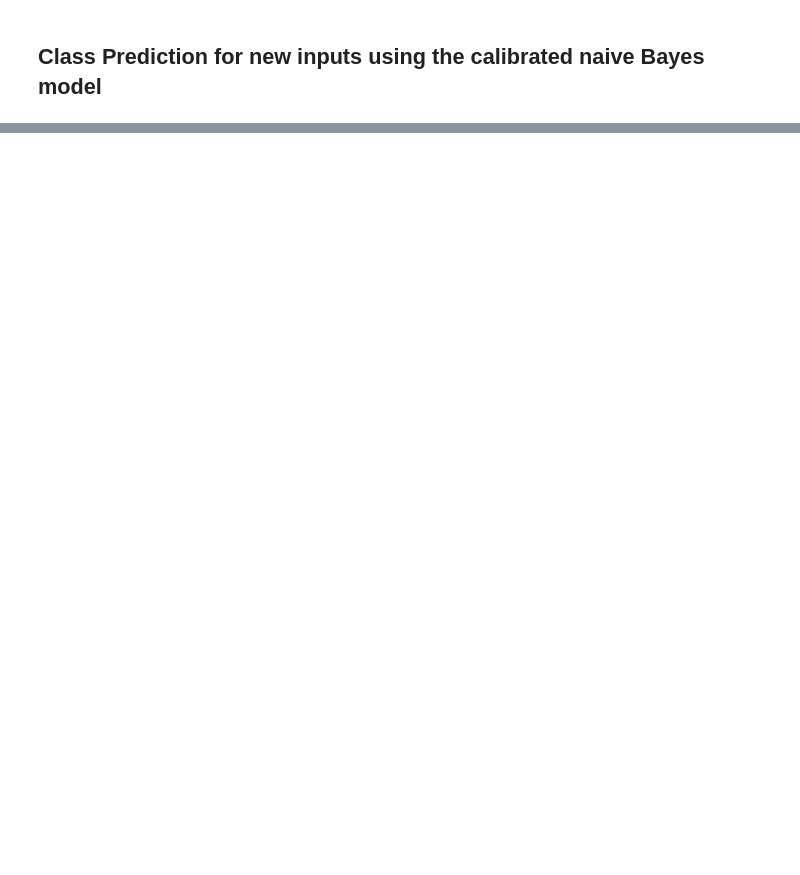
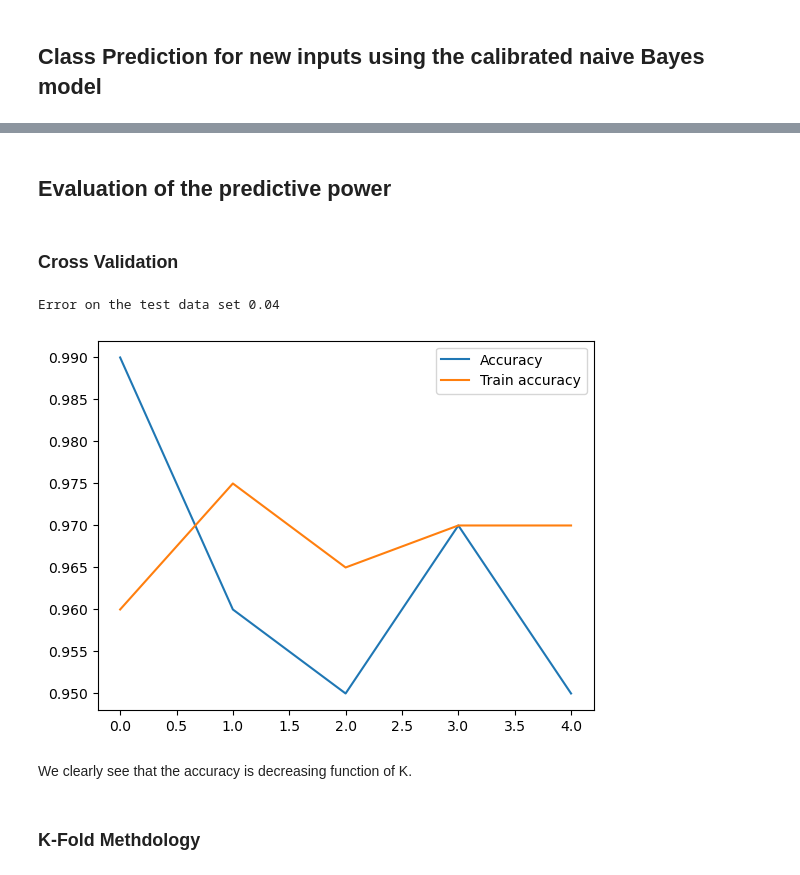
Before and after one commit to Guillaume-melis/Machine_Learning_S1, a Jupyter notebook: TP1/TP1.ipynb, the cells around one changed output, grey strips where cells are left out. Cells and saved outputs as stored; diff of their text form; code cells hidden in the pictures; blank space fills up the shorter version.

```diff
--- a/TP1/TP1.ipynb
+++ b/TP1/TP1.ipynb
@@ -246,0 +356,42 @@ F1-Score for the Naive Bayes : 0.9571788413098236
+# %% [markdown]
+## Evaluation of the predictive power
+# %% [markdown]
+### Cross Validation
+# %%
+#initial data set: X (inputs), y (output).
+from sklearn.model_selection import train_test_split
+from sklearn.naive_bayes import GaussianNB
+
+X_train, X_test, y_train, y_test= train_test_split(X, Y, test_size=1/3, random_state=0)
+gnb= GaussianNB()
+gnbfit=gnb.fit(X_train, y_train);
+y_pred= gnbfit.predict(X_test)
+E_test=(y_test != y_pred).sum()/len(y_test)
+print("Error on the test data set",E_test)
+# %% [output]
+Error on the test data set 0.04
+# %%
+accuracy = []
+accuracy_train = []
+error = []
+for i in range(5):
+    X_train, X_test, y_train, y_test= train_test_split(X, Y, test_size=1/3, stratify=Y, random_state=i)
+    gnb= GaussianNB()
+    gnbfit=gnb.fit(X_train, y_train)
+    y_pred= gnbfit.predict(X_test)
+    E_test=(y_test != y_pred).sum()/len(y_test)
+    error += [E_test]
+    accuracy += [accuracy_score(y_test,y_pred)]
+    accuracy_train += [accuracy_score(y_train,gnbfit.predict(X_train))]
+
+
+plt.plot(accuracy, label="Accuracy")
+plt.plot(accuracy_train, label='Train accuracy')
+plt.legend()
+plt.show()
+# %% [output]
+[figure, added]
+# %% [markdown]
+We clearly see that the accuracy is decreasing function of K.
+# %% [markdown]
+### K-Fold Methdology
```
Also changed, not shown: parts of 44 cells of this notebook.
